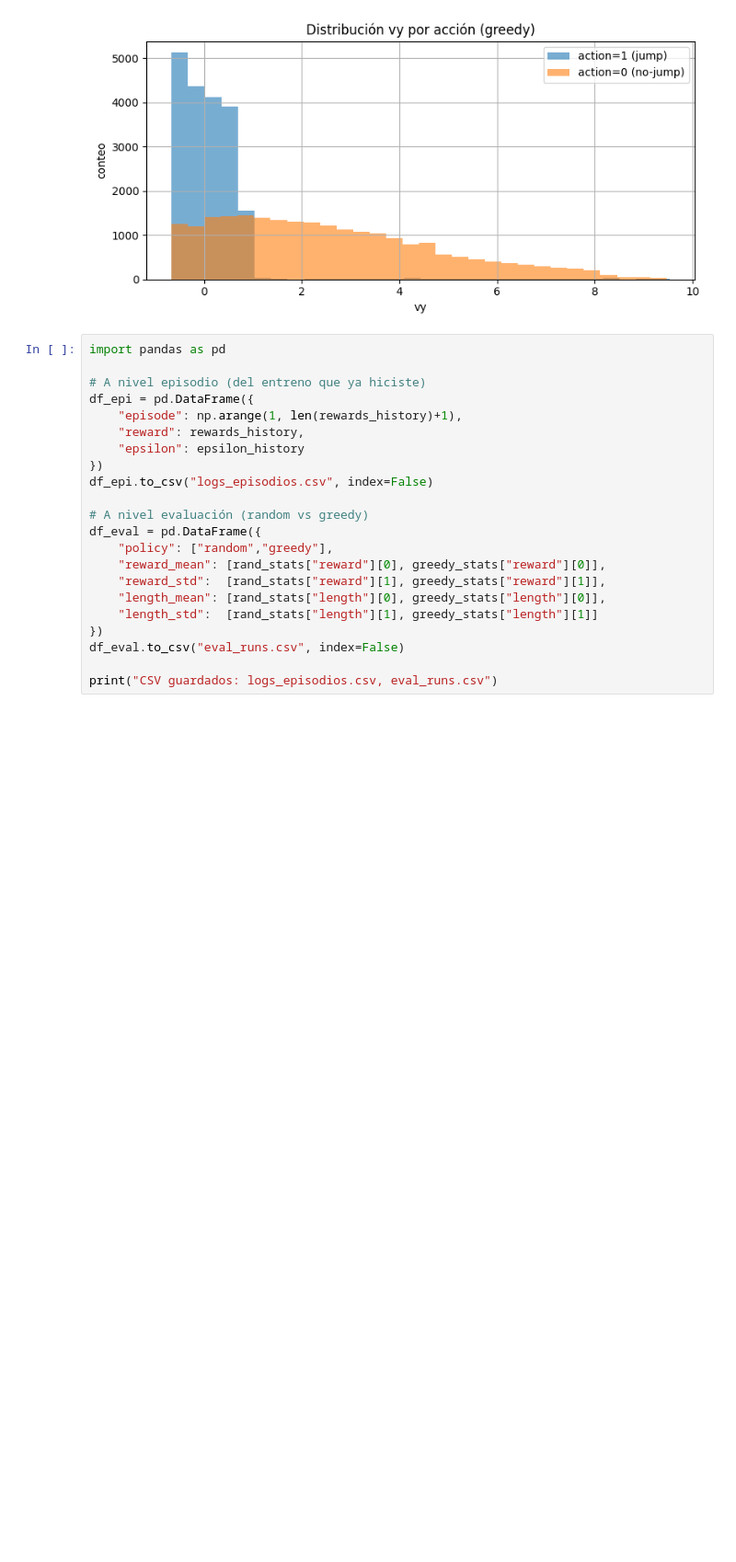
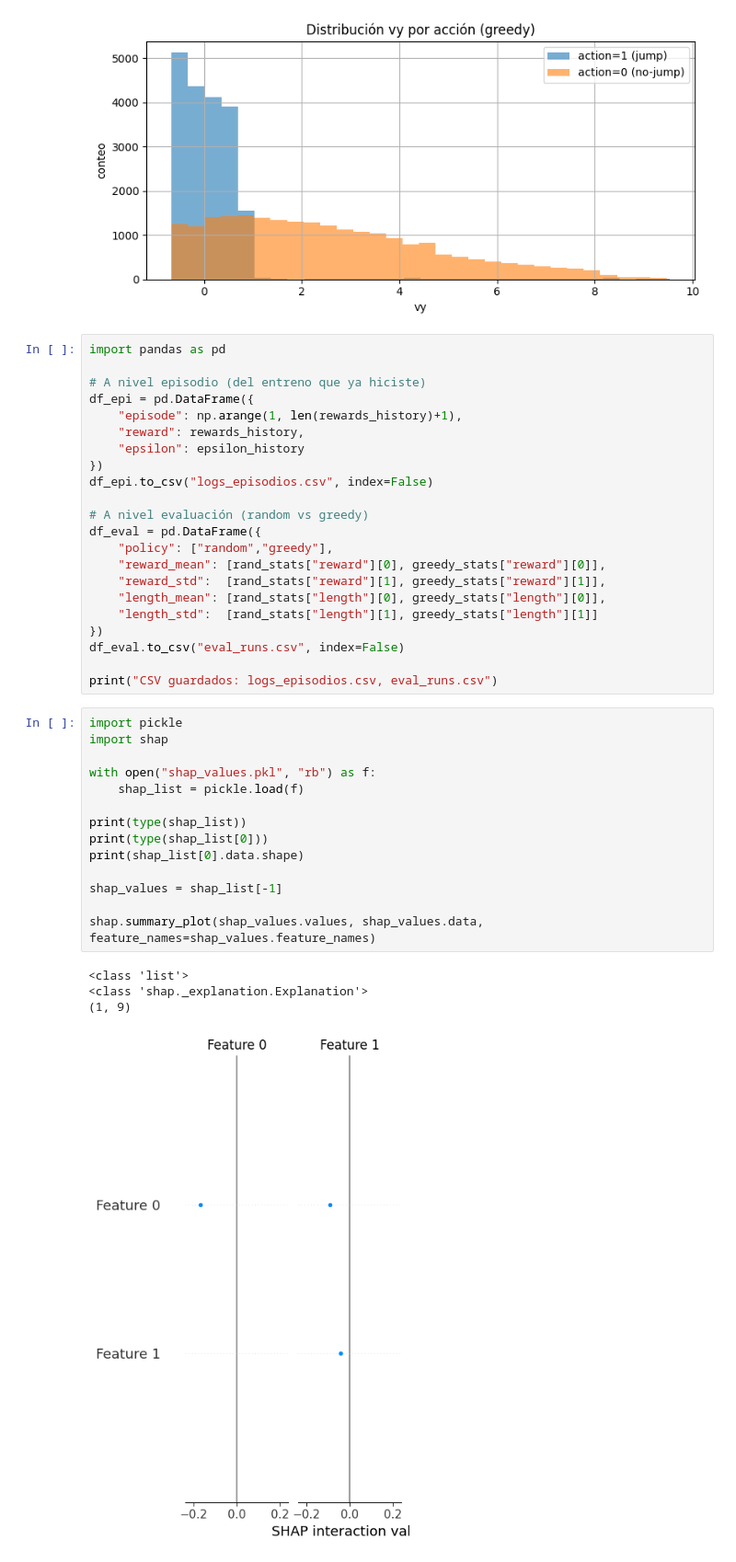
Before and after one commit to Gerax5/Deep-gd, a Jupyter notebook: metricasVarias.ipynb, the cells around one changed output. Shown: that part at 92% size. Cells and saved outputs as stored; diff of their text form; blank space fills up the shorter version.

```diff
--- a/metricasVarias.ipynb
+++ b/metricasVarias.ipynb
@@ -497,3 +497,22 @@ df_eval = pd.DataFrame({
 df_eval.to_csv("eval_runs.csv", index=False)
 
 print("CSV guardados: logs_episodios.csv, eval_runs.csv")
+# %%
+import pickle
+import shap
+
+with open("shap_values.pkl", "rb") as f:
+    shap_list = pickle.load(f)
+
+print(type(shap_list))
+print(type(shap_list[0]))
+print(shap_list[0].data.shape)
+
+shap_values = shap_list[-1]
+
+shap.summary_plot(shap_values.values, shap_values.data, feature_names=shap_values.feature_names)
+# %% [output]
+<class 'list'>
+<class 'shap._explanation.Explanation'>
+(1, 9)
+[figure, added]
```
Also changed, not shown: parts of 3 cells of this notebook, 4 other files.
